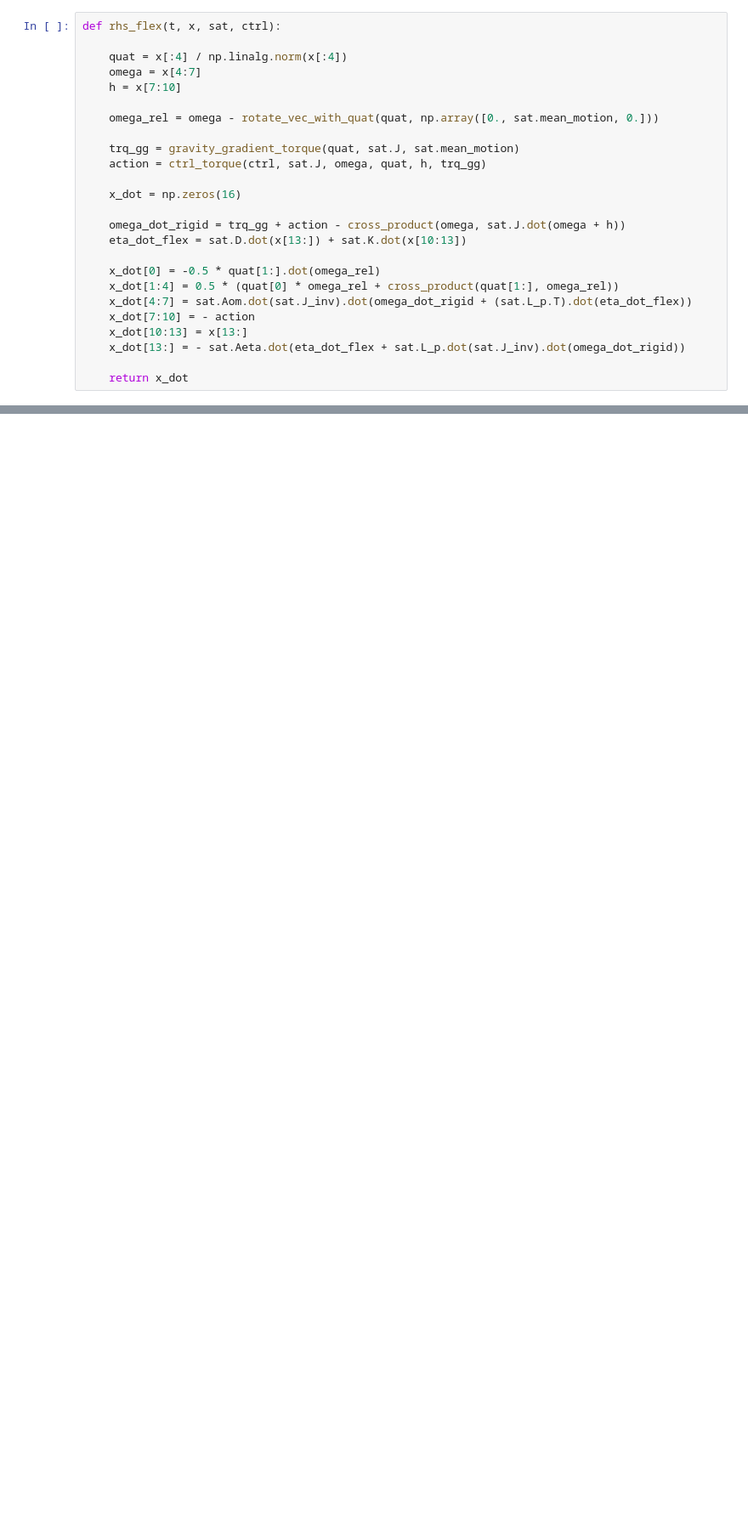
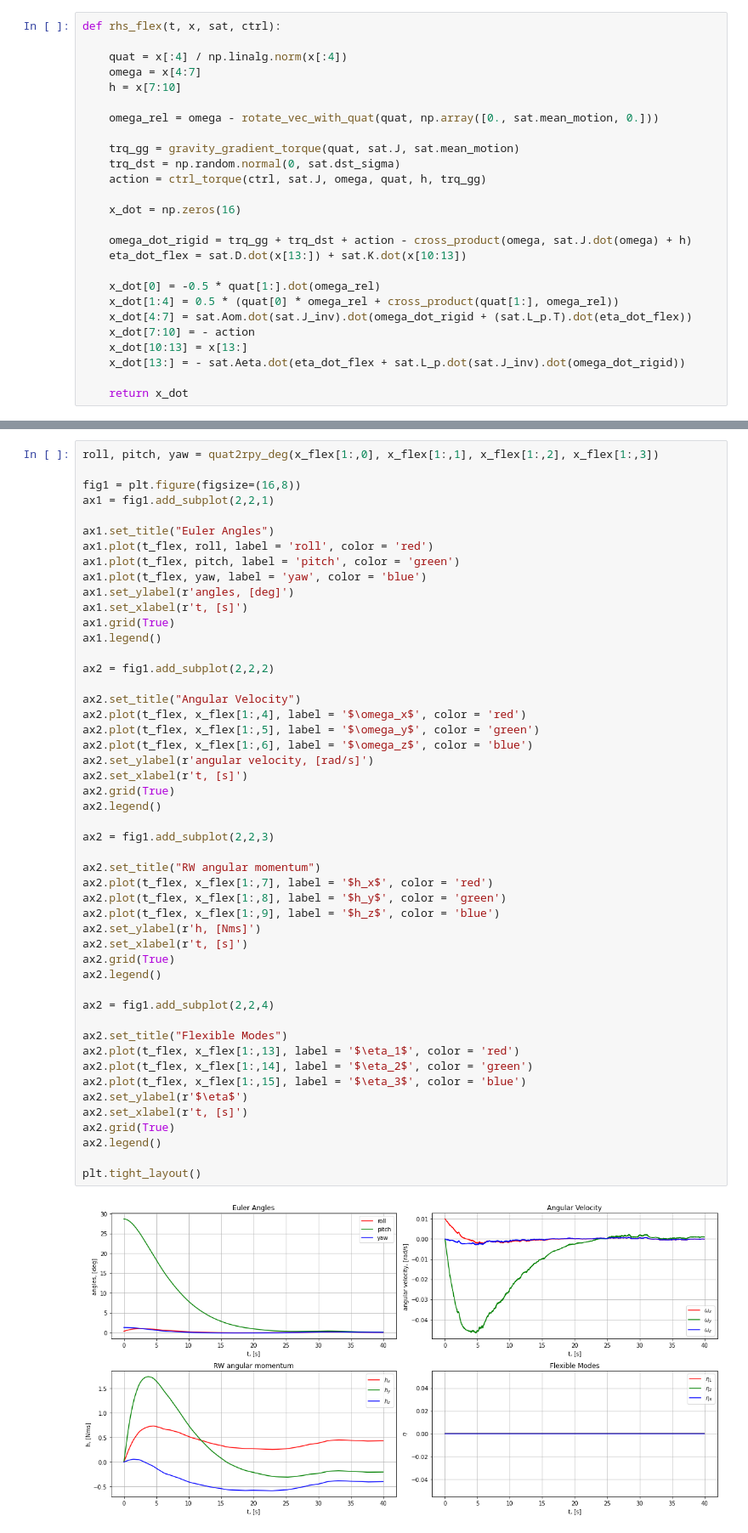
Before and after one commit to MrChuse/attitude-control-ppo, a Jupyter notebook: Spacecraft RW Control.ipynb, the cells around one changed output, grey strips where cells are left out. Shown: that part at 85% size. Cells and saved outputs as stored; diff of their text form; blank space fills up the shorter version.

```diff
--- a/Spacecraft RW Control.ipynb
+++ b/Spacecraft RW Control.ipynb
@@ -211,11 +216,12 @@ def rhs_flex(t, x, sat, ctrl):
     omega_rel = omega - rotate_vec_with_quat(quat, np.array([0., sat.mean_motion, 0.]))
 
     trq_gg = gravity_gradient_torque(quat, sat.J, sat.mean_motion)
+    trq_dst = np.random.normal(0, sat.dst_sigma)
     action = ctrl_torque(ctrl, sat.J, omega, quat, h, trq_gg)
 
     x_dot = np.zeros(16)
 
-    omega_dot_rigid = trq_gg + action - cross_product(omega, sat.J.dot(omega + h))
+    omega_dot_rigid = trq_gg + trq_dst + action - cross_product(omega, sat.J.dot(omega) + h)
     eta_dot_flex = sat.D.dot(x[13:]) + sat.K.dot(x[10:13])
 
     x_dot[0] = -0.5 * quat[1:].dot(omega_rel)
@@ -300,0 +269,51 @@ plt.tight_layout()
+# %%
+roll, pitch, yaw = quat2rpy_deg(x_flex[1:,0], x_flex[1:,1], x_flex[1:,2], x_flex[1:,3])
+
+fig1 = plt.figure(figsize=(16,8))
+ax1 = fig1.add_subplot(2,2,1)
+
+ax1.set_title("Euler Angles")
+ax1.plot(t_flex, roll, label = 'roll', color = 'red')
+ax1.plot(t_flex, pitch, label = 'pitch', color = 'green')
+ax1.plot(t_flex, yaw, label = 'yaw', color = 'blue')
+ax1.set_ylabel(r'angles, [deg]')
+ax1.set_xlabel(r't, [s]')
+ax1.grid(True)
+ax1.legend()
+
+ax2 = fig1.add_subplot(2,2,2)
+
+ax2.set_title("Angular Velocity")
+ax2.plot(t_flex, x_flex[1:,4], label = '$\omega_x$', color = 'red')
+ax2.plot(t_flex, x_flex[1:,5], label = '$\omega_y$', color = 'green')
+ax2.plot(t_flex, x_flex[1:,6], label = '$\omega_z$', color = 'blue')
+ax2.set_ylabel(r'angular velocity, [rad/s]')
+ax2.set_xlabel(r't, [s]')
+ax2.grid(True)
+ax2.legend()
+
+ax2 = fig1.add_subplot(2,2,3)
+
+ax2.set_title("RW angular momentum")
+ax2.plot(t_flex, x_flex[1:,7], label = '$h_x$', color = 'red')
+ax2.plot(t_flex, x_flex[1:,8], label = '$h_y$', color = 'green')
+ax2.plot(t_flex, x_flex[1:,9], label = '$h_z$', color = 'blue')
+ax2.set_ylabel(r'h, [Nms]')
+ax2.set_xlabel(r't, [s]')
+ax2.grid(True)
+ax2.legend()
+
+ax2 = fig1.add_subplot(2,2,4)
+
+ax2.set_title("Flexible Modes")
+ax2.plot(t_flex, x_flex[1:,13], label = '$\eta_1$', color = 'red')
+ax2.plot(t_flex, x_flex[1:,14], label = '$\eta_2$', color = 'green')
+ax2.plot(t_flex, x_flex[1:,15], label = '$\eta_3$', color = 'blue')
+ax2.set_ylabel(r'$\eta$')
+ax2.set_xlabel(r't, [s]')
+ax2.grid(True)
+ax2.legend()
+
+plt.tight_layout()
+# %% [output]
+[figure, added]
```
Also changed, not shown: parts of 7 cells of this notebook.
